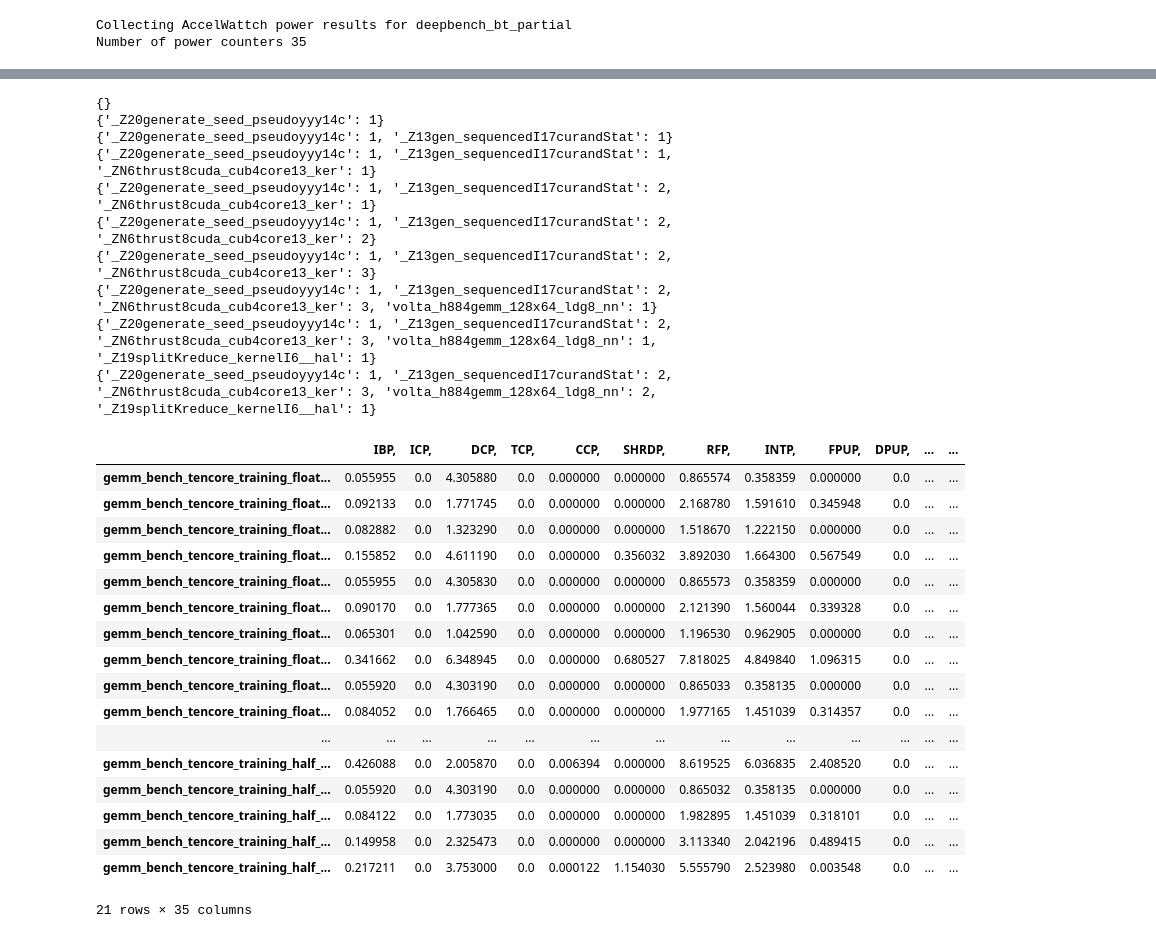
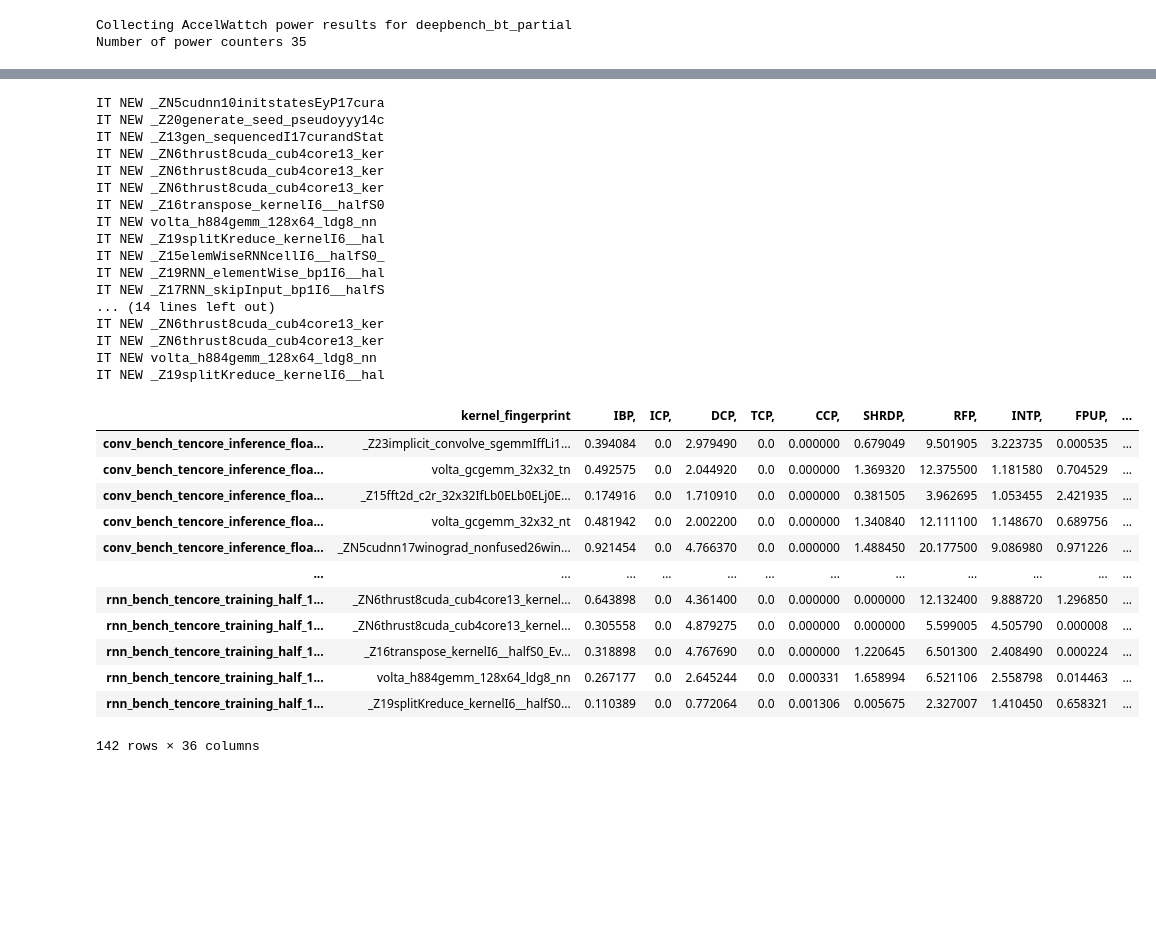
Before and after one commit to BranTran/accel-sim-framework, a Jupyter notebook: gen_sim_power_csv.ipynb, the cells around one changed output, grey strips where cells are left out. Drawn from its saved outputs; the diff is of its cells as text; code cells hidden in the pictures; blank space fills up the shorter version.

```diff
--- a/gen_sim_power_csv.ipynb
+++ b/gen_sim_power_csv.ipynb
@@ -119,6 +130,7 @@ kernel_name_map = {}
 for benchmark in benchmarks:#[benchmarks[1]]:
     with open((reportspath + '/' + benchmark + '.log'), 'r') as f:
         x = f.readlines()
+#     print(benchmark)
     kernels_encountered = 1
     unique_kernel_counts = {}
     kernelnameheader = 'kernel_name='
@@ -133,19 +145,19 @@ for benchmark in benchmarks:#[benchmarks[1]]:
         #If we have the kernel header line
         if (x[each].find(kernelnameheader) != -1):
             _,kernelname=x[each].strip().split('=')
-            kernelname=kernelname[:30]
-            if "half_1760" in benchmark:
-                print(unique_kernel_counts)
+            kernelname=kernelname#[:30]
+#             if "half_1760" in benchmark:
+#                 print(unique_kernel_counts)
 #                 print("THING",kernelname[:30])
             if kernelname not in unique_kernel_counts:
-#                 if "half_1760" in benchmark:
-#                     print("IT NEW", kernelname[:30])
+                if "half_1760" in benchmark:
+                    print("IT NEW", kernelname[:30])
                 #kernelname=kernelname.strip()
                 unique_kernel_counts[kernelname] = 1
                 benchmark_idx = (benchmark + '_k' + str(kernels_encountered))
                 kernel_name_map[kernelname] = benchmark_idx
-                avg_power_dict[benchmark_idx] ={}
-                max_power_dict[benchmark_idx] ={}
+                avg_power_dict[benchmark_idx] ={'kernel_fingerprint':kernelname}
+                max_power_dict[benchmark_idx] ={'kernel_fingerprint':kernelname}
                 kernels_encountered += 1
 
                 baselines[benchmark_idx] = collections.OrderedDict()
@@ -167,12 +179,13 @@ for benchmark in benchmarks:#[benchmarks[1]]:
             #For the other avg_power_stats
             for stat in range(5,38):
                 key,value = x[each+stat].split('=')
-                # print(key,stat-4)
+#                 print(key,stat-4)
                 value = value.rstrip('\n')
                 baselines[kernel_name_map[kernelname]][(key[8:])] += float(value)
 ##############################
 #Get the max kernel values
 ##############################
+            #gpu_avg_IBP=41.15
             key,value = x[each+129].split('=')
 #             print(key)
             value = value.rstrip('\n')
@@ -189,61 +202,63 @@ for benchmark in benchmarks:#[benchmarks[1]]:
     #Reverse index to kernelname mapping
     bench_idx_to_kernelname_dict = {v:k for k,v in kernel_name_map.items()}
     if len(kernel_name_map) != len(bench_idx_to_kernelname_dict):
         print("Error in mapping kernels to given benchmark_idx")
         continue
     for benchmark_idx in baselines:
         kernelname = bench_idx_to_kernelname_dict[benchmark_idx]
         # Average the power values based on now many times this kernel appears
         #   This is done because we sum the powers of each kernel call
         #   This normalizes the power across different kernel calls that have the same name
         for each in power_counters:
             #power_dict[benchmark_idx][each] = float(baseline[each])
             avg_power_dict[benchmark_idx][each] = float(baselines[benchmark_idx][each]) / float(unique_kernel_counts[kernelname])
         avg_power_dict[benchmark_idx]['DRAMP,'] = avg_power_dict[benchmark_idx]['DRAMP,'] + avg_power_dict[benchmark_idx]['MCP,']
         avg_power_dict[benchmark_idx]['L2CP,'] = avg_power_dict[benchmark_idx]['L2CP,'] + avg_power_dict[benchmark_idx]['NOCP,']
 
         for each in power_counters:
             max_power_dict[benchmark_idx][each] = float(max_baselines[benchmark_idx][each]) / float(unique_kernel_counts[kernelname])
         max_power_dict[benchmark_idx]['DRAMP,'] = max_power_dict[benchmark_idx]['DRAMP,'] + max_power_dict[benchmark_idx]['MCP,']
         max_power_dict[benchmark_idx]['L2CP,'] = max_power_dict[benchmark_idx]['L2CP,'] + max_power_dict[benchmark_idx]['NOCP,']
 
     if len(baselines) == 0:
         print("Warning: " + benchmark + " has no simulator data.")
 avg_df = pd.DataFrame.from_dict(avg_power_dict, orient='index').sort_index()
 max_df = pd.DataFrame.from_dict(max_power_dict, orient='index').sort_index()
 # df['kernel_max_power']
 zero_columns = max_df.columns[(max_df == 0).all()]
 filtered_max_df = max_df.drop(zero_columns,axis=1)
 avg_df
 # %% [output]
-{}
-{'_Z20generate_seed_pseudoyyy14c': 1}
-{'_Z20generate_seed_pseudoyyy14c': 1, '_Z13gen_sequencedI17curandStat': 1}
-{'_Z20generate_seed_pseudoyyy14c': 1, '_Z13gen_sequencedI17curandStat': 1, '_ZN6thrust8cuda_cub4core13_ker': 1}
-{'_Z20generate_seed_pseudoyyy14c': 1, '_Z13gen_sequencedI17curandStat': 2, '_ZN6thrust8cuda_cub4core13_ker': 1}
-{'_Z20generate_seed_pseudoyyy14c': 1, '_Z13gen_sequencedI17curandStat': 2, '_ZN6thrust8cuda_cub4core13_ker': 2}
-{'_Z20generate_seed_pseudoyyy14c': 1, '_Z13gen_sequencedI17curandStat': 2, '_ZN6thrust8cuda_cub4core13_ker': 3}
-{'_Z20generate_seed_pseudoyyy14c': 1, '_Z13gen_sequencedI17curandStat': 2, '_ZN6thrust8cuda_cub4core13_ker': 3, 'volta_h884gemm_128x64_ldg8_nn': 1}
-{'_Z20generate_seed_pseudoyyy14c': 1, '_Z13gen_sequencedI17curandStat': 2, '_ZN6thrust8cuda_cub4core13_ker': 3, 'volta_h884gemm_128x64_ldg8_nn': 1, '_Z19splitKreduce_kernelI6__hal': 1}
-{'_Z20generate_seed_pseudoyyy14c': 1, '_Z13gen_sequencedI17curandStat': 2, '_ZN6thrust8cuda_cub4core13_ker': 3, 'volta_h884gemm_128x64_ldg8_nn': 2, '_Z19splitKreduce_kernelI6__hal': 1}
+IT NEW _ZN5cudnn10initstatesEyP17cura
+IT NEW _Z20generate_seed_pseudoyyy14c
+IT NEW _Z13gen_sequencedI17curandStat
+IT NEW _ZN6thrust8cuda_cub4core13_ker
+IT NEW _ZN6thrust8cuda_cub4core13_ker
+IT NEW _ZN6thrust8cuda_cub4core13_ker
+IT NEW _Z16transpose_kernelI6__halfS0
+IT NEW volta_h884gemm_128x64_ldg8_nn
+IT NEW _Z19splitKreduce_kernelI6__hal
+IT NEW _Z15elemWiseRNNcellI6__halfS0_
+IT NEW _Z19RNN_elementWise_bp1I6__hal
+IT NEW _Z17RNN_skipInput_bp1I6__halfS
+... (14 lines left out)
+IT NEW _ZN6thrust8cuda_cub4core13_ker
+IT NEW _ZN6thrust8cuda_cub4core13_ker
+IT NEW volta_h884gemm_128x64_ldg8_nn
+IT NEW _Z19splitKreduce_kernelI6__hal
-|  | IBP, | ICP, | DCP, | TCP, | CCP, | SHRDP, | RFP, | INTP, | FPUP, | DPUP, | ... | ... |
-| gemm_bench_tencore_training_float... | 0.055955 | 0.0 | 4.305880 | 0.0 | 0.000000 | 0.000000 | 0.865574 | 0.358359 | 0.000000 | 0.0 | ... | ... |
-| gemm_bench_tencore_training_float... | 0.092133 | 0.0 | 1.771745 | 0.0 | 0.000000 | 0.000000 | 2.168780 | 1.591610 | 0.345948 | 0.0 | ... | ... |
-| gemm_bench_tencore_training_float... | 0.082882 | 0.0 | 1.323290 | 0.0 | 0.000000 | 0.000000 | 1.518670 | 1.222150 | 0.000000 | 0.0 | ... | ... |
-| gemm_bench_tencore_training_float... | 0.155852 | 0.0 | 4.611190 | 0.0 | 0.000000 | 0.356032 | 3.892030 | 1.664300 | 0.567549 | 0.0 | ... | ... |
-| gemm_bench_tencore_training_float... | 0.055955 | 0.0 | 4.305830 | 0.0 | 0.000000 | 0.000000 | 0.865573 | 0.358359 | 0.000000 | 0.0 | ... | ... |
-| gemm_bench_tencore_training_float... | 0.090170 | 0.0 | 1.777365 | 0.0 | 0.000000 | 0.000000 | 2.121390 | 1.560044 | 0.339328 | 0.0 | ... | ... |
-| gemm_bench_tencore_training_float... | 0.065301 | 0.0 | 1.042590 | 0.0 | 0.000000 | 0.000000 | 1.196530 | 0.962905 | 0.000000 | 0.0 | ... | ... |
-| gemm_bench_tencore_training_float... | 0.341662 | 0.0 | 6.348945 | 0.0 | 0.000000 | 0.680527 | 7.818025 | 4.849840 | 1.096315 | 0.0 | ... | ... |
-| gemm_bench_tencore_training_float... | 0.055920 | 0.0 | 4.303190 | 0.0 | 0.000000 | 0.000000 | 0.865033 | 0.358135 | 0.000000 | 0.0 | ... | ... |
-| gemm_bench_tencore_training_float... | 0.084052 | 0.0 | 1.766465 | 0.0 | 0.000000 | 0.000000 | 1.977165 | 1.451039 | 0.314357 | 0.0 | ... | ... |
-| ... | ... | ... | ... | ... | ... | ... | ... | ... | ... | ... | ... | ... |
-| gemm_bench_tencore_training_half_... | 0.426088 | 0.0 | 2.005870 | 0.0 | 0.006394 | 0.000000 | 8.619525 | 6.036835 | 2.408520 | 0.0 | ... | ... |
-| gemm_bench_tencore_training_half_... | 0.055920 | 0.0 | 4.303190 | 0.0 | 0.000000 | 0.000000 | 0.865032 | 0.358135 | 0.000000 | 0.0 | ... | ... |
-| gemm_bench_tencore_training_half_... | 0.084122 | 0.0 | 1.773035 | 0.0 | 0.000000 | 0.000000 | 1.982895 | 1.451039 | 0.318101 | 0.0 | ... | ... |
-| gemm_bench_tencore_training_half_... | 0.149958 | 0.0 | 2.325473 | 0.0 | 0.000000 | 0.000000 | 3.113340 | 2.042196 | 0.489415 | 0.0 | ... | ... |
-| gemm_bench_tencore_training_half_... | 0.217211 | 0.0 | 3.753000 | 0.0 | 0.000122 | 1.154030 | 5.555790 | 2.523980 | 0.003548 | 0.0 | ... | ... |
+|  | kernel_fingerprint | IBP, | ICP, | DCP, | TCP, | CCP, | SHRDP, | RFP, | INTP, | FPUP, | ... |
+| conv_bench_tencore_inference_floa... | _Z23implicit_convolve_sgemmIffLi1... | 0.394084 | 0.0 | 2.979490 | 0.0 | 0.000000 | 0.679049 | 9.501905 | 3.223735 | 0.000535 | ... |
+| conv_bench_tencore_inference_floa... | volta_gcgemm_32x32_tn | 0.492575 | 0.0 | 2.044920 | 0.0 | 0.000000 | 1.369320 | 12.375500 | 1.181580 | 0.704529 | ... |
+| conv_bench_tencore_inference_floa... | _Z15fft2d_c2r_32x32IfLb0ELb0ELj0E... | 0.174916 | 0.0 | 1.710910 | 0.0 | 0.000000 | 0.381505 | 3.962695 | 1.053455 | 2.421935 | ... |
+| conv_bench_tencore_inference_floa... | volta_gcgemm_32x32_nt | 0.481942 | 0.0 | 2.002200 | 0.0 | 0.000000 | 1.340840 | 12.111100 | 1.148670 | 0.689756 | ... |
+| conv_bench_tencore_inference_floa... | _ZN5cudnn17winograd_nonfused26win... | 0.921454 | 0.0 | 4.766370 | 0.0 | 0.000000 | 1.488450 | 20.177500 | 9.086980 | 0.971226 | ... |
+| ... | ... | ... | ... | ... | ... | ... | ... | ... | ... | ... | ... |
+| rnn_bench_tencore_training_half_1... | _ZN6thrust8cuda_cub4core13_kernel... | 0.643898 | 0.0 | 4.361400 | 0.0 | 0.000000 | 0.000000 | 12.132400 | 9.888720 | 1.296850 | ... |
+| rnn_bench_tencore_training_half_1... | _ZN6thrust8cuda_cub4core13_kernel... | 0.305558 | 0.0 | 4.879275 | 0.0 | 0.000000 | 0.000000 | 5.599005 | 4.505790 | 0.000008 | ... |
+| rnn_bench_tencore_training_half_1... | _Z16transpose_kernelI6__halfS0_Ev... | 0.318898 | 0.0 | 4.767690 | 0.0 | 0.000000 | 1.220645 | 6.501300 | 2.408490 | 0.000224 | ... |
+| rnn_bench_tencore_training_half_1... | volta_h884gemm_128x64_ldg8_nn | 0.267177 | 0.0 | 2.645244 | 0.0 | 0.000331 | 1.658994 | 6.521106 | 2.558798 | 0.014463 | ... |
+| rnn_bench_tencore_training_half_1... | _Z19splitKreduce_kernelI6__halfS0... | 0.110389 | 0.0 | 0.772064 | 0.0 | 0.001306 | 0.005675 | 2.327007 | 1.410450 | 0.658321 | ... |
-21 rows × 35 columns
+142 rows × 36 columns
 # %%
 import pprint
 
```
Also changed, not shown: parts of 7 cells of this notebook, 1 other file.
